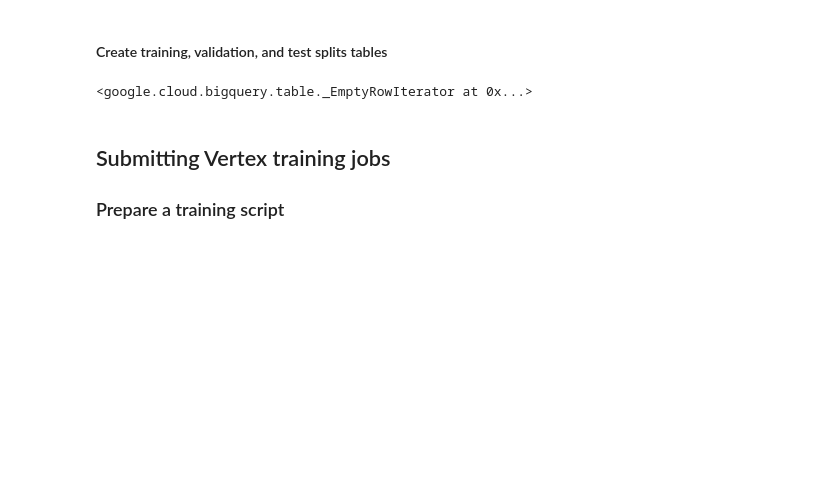
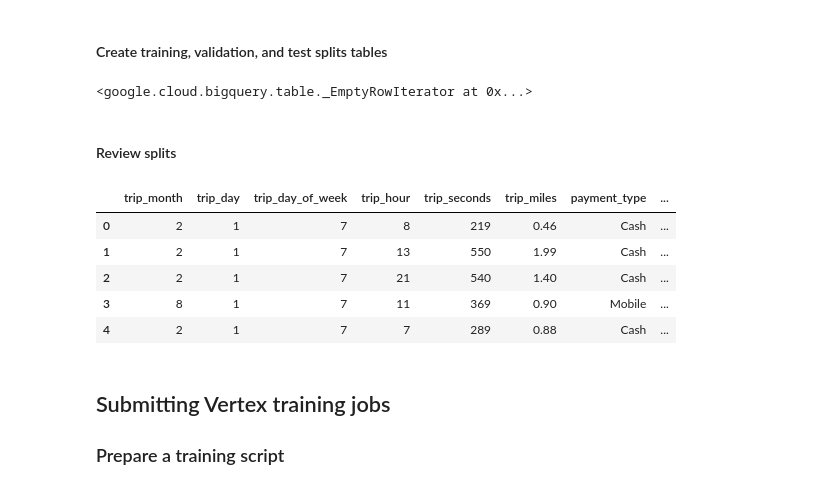
Before and after one commit to jarokaz/vertex-ai-workshop, a Jupyter notebook: 02-custom-job-tabular/custom-job-tabular.ipynb, the cells around one changed output. Saved outputs shown, nothing was run; the diff lists cells and outputs as text; code cells hidden in the pictures; blank space fills up the shorter version.

```diff
--- a/02-custom-job-tabular/custom-job-tabular.ipynb
+++ b/02-custom-job-tabular/custom-job-tabular.ipynb
@@ -218,6 +220,24 @@ job = client.query(sql_script)
 job.result()
 # %% [output]
 <google.cloud.bigquery.table._EmptyRowIterator at 0x...>
+# %% [markdown]
+#### Review splits
+# %%
+sql_script = f'''
+SELECT *
+FROM {PROJECT}.{BQ_DATASET_NAME}.{BQ_TRAIN_SPLIT_NAME}
+'''
+
+data = client.query(sql_script).to_dataframe()
+# %%
+data.head()
+# %% [output]
+|  | trip_month | trip_day | trip_day_of_week | trip_hour | trip_seconds | trip_miles | payment_type | ... |
+| 0 | 2 | 1 | 7 | 8 | 219 | 0.46 | Cash | ... |
+| 1 | 2 | 1 | 7 | 13 | 550 | 1.99 | Cash | ... |
+| 2 | 2 | 1 | 7 | 21 | 540 | 1.40 | Cash | ... |
+| 3 | 8 | 1 | 7 | 11 | 369 | 0.90 | Mobile | ... |
+| 4 | 2 | 1 | 7 | 7 | 289 | 0.88 | Cash | ... |
 # %% [markdown]
 ## Submitting Vertex training jobs
 
```
Also changed, not shown: parts of 6 cells of this notebook, 4 other files.
